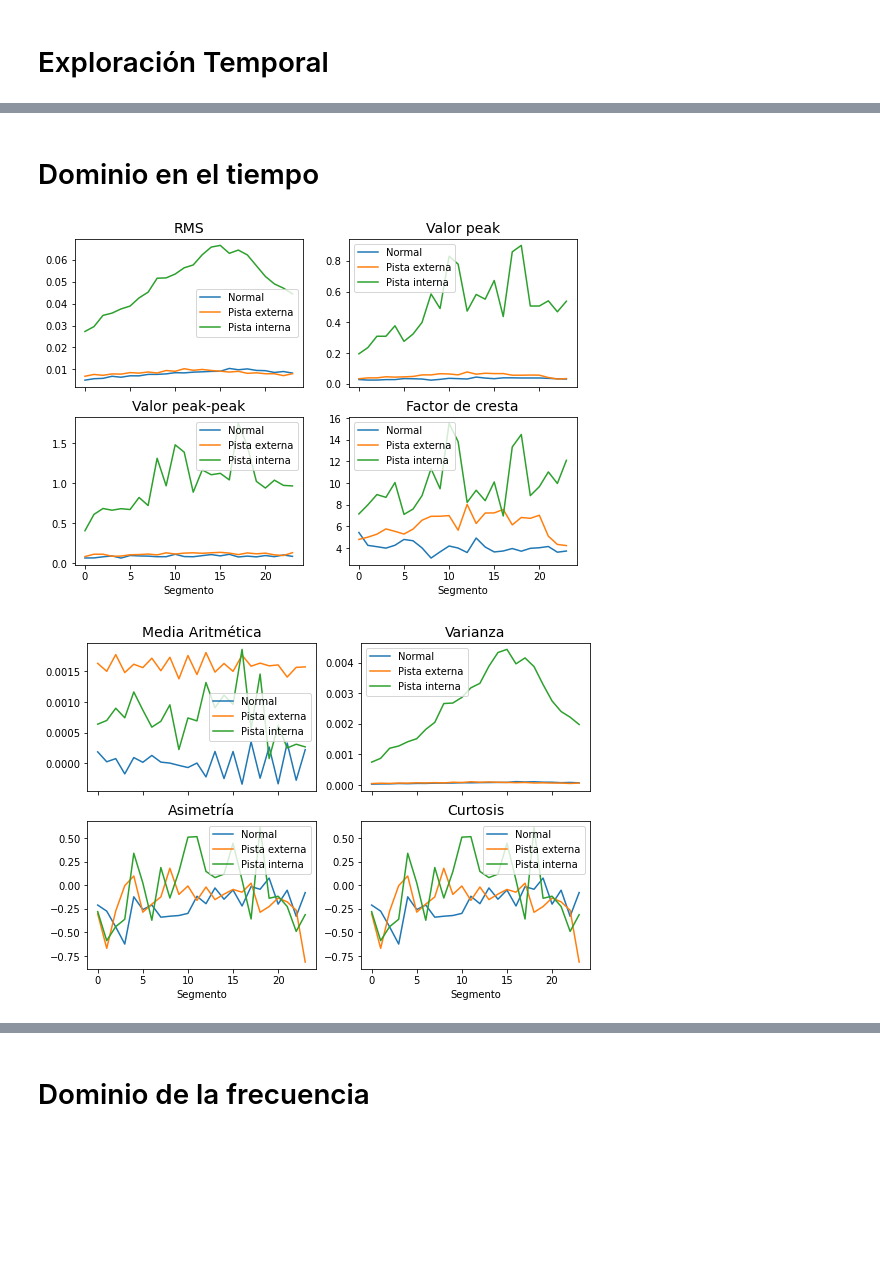
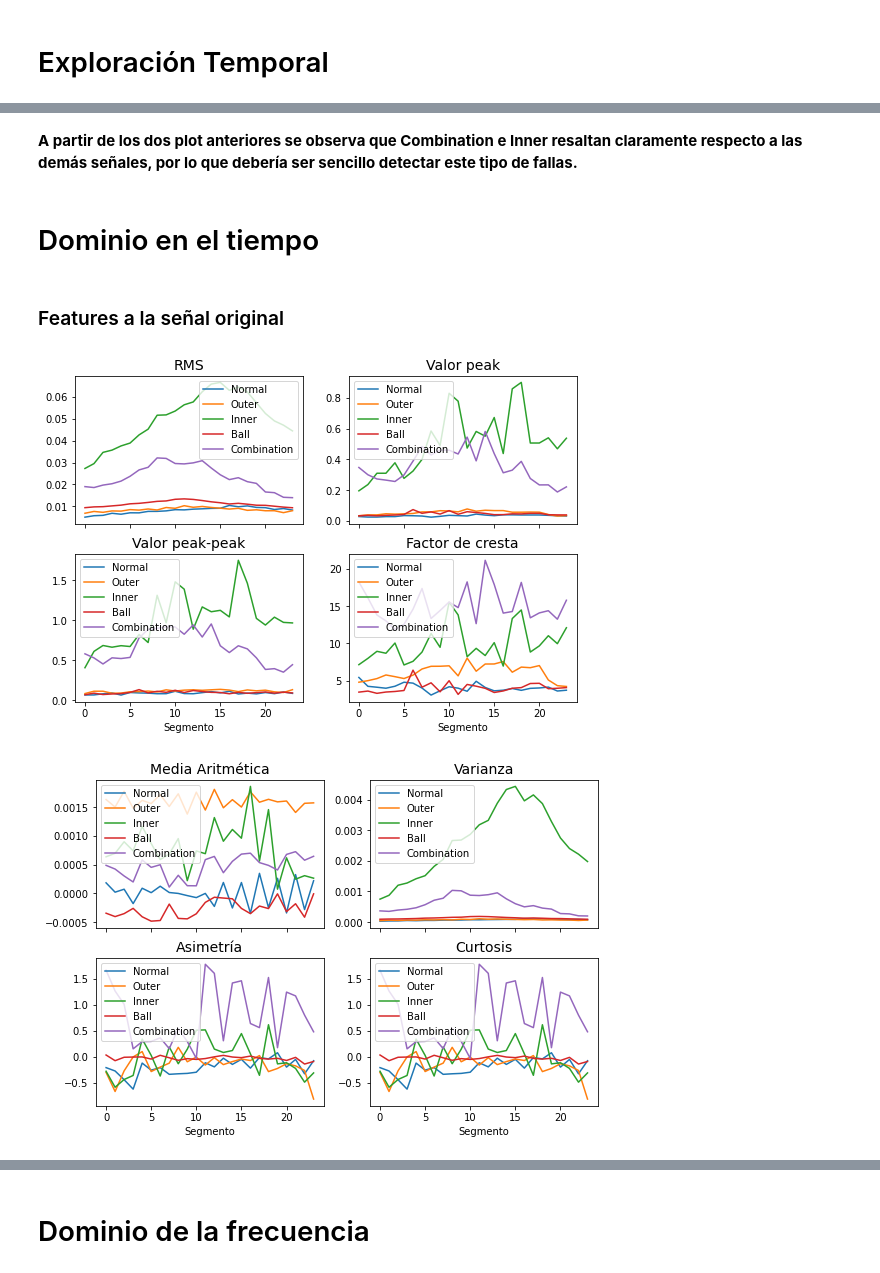
Before and after one commit to JLCdata/Procesamiento-de-se-ales-y-aprendizaje-de-maquinas-en-mantenimiento-predictivo, a Jupyter notebook: Tarea 2/T2.ipynb, the cells around one changed output, grey strips where cells are left out. Drawn from its saved outputs; the diff is of its cells as text; code cells hidden in the pictures; blank space fills up the shorter version.

```diff
--- a/Tarea 2/T2.ipynb
+++ b/Tarea 2/T2.ipynb
@@ -63,5 +100,9 @@ plt.show()
+# %% [markdown]
+**A partir de los dos plot anteriores se observa que Combination e Inner resaltan claramente respecto a las demás señales, por lo que debería ser sencillo detectar este tipo de fallas.**
 # %% [markdown]
 # Dominio en el tiempo
+# %% [markdown]
+### Features a la señal original
 # %%
 #calcular parametros por tramos
 N=len(Normal)
@@ -74,6 +115,8 @@ Nt=math.floor((N-l)/(L-l)) #total de tramos
 Pn=np.zeros((Nt,8))
 Po=np.zeros((Nt,8))
 Pi=np.zeros((Nt,8))
+Pb=np.zeros((Nt,8))
+Pc=np.zeros((Nt,8))
 
 for i in range(1,Nt+1):
     inicio=(i-1)*L-(i-1)*l+1
@@ -105,65 +148,99 @@ for i in range(1,Nt+1):
     Pi[i-1,5]=np.var(Inner[inicio:fin]) #var
     Pi[i-1,6]=skew(Inner[inicio:fin]) #asimetria
     Pi[i-1,7]=kurtosis(Inner[inicio:fin]) #curtosis
+
+    Pb[i-1,0]=sqrt(mean(square(Ball[inicio:fin]))) #RMS
+    Pb[i-1,1]=np.amax(Ball[inicio:fin]) #Peak
+    Pb[i-1,2]=np.amax(Ball[inicio:fin])-np.amin(Ball[inicio:fin]) #peak-peak
+    Pb[i-1,3]=Pb[i-1,1]/Pb[i-1,0] #crest
+    Pb[i-1,4]=np.mean(Ball[inicio:fin]) #Media
+    Pb[i-1,5]=np.var(Ball[inicio:fin]) #var
+    Pb[i-1,6]=skew(Ball[inicio:fin]) #asimetria
+    Pb[i-1,7]=kurtosis(Ball[inicio:fin]) #curtosis
+
+    Pc[i-1,0]=sqrt(mean(square(Combination[inicio:fin]))) #RMS
+    Pc[i-1,1]=np.amax(Combination[inicio:fin]) #Peak
+    Pc[i-1,2]=np.amax(Combination[inicio:fin])-np.amin(Combination[inicio:fin]) #peak-peak
+    Pc[i-1,3]=Pc[i-1,1]/Pc[i-1,0] #crest
+    Pc[i-1,4]=np.mean(Combination[inicio:fin]) #Media
+    Pc[i-1,5]=np.var(Combination[inicio:fin]) #var
+    Pc[i-1,6]=skew(Combination[inicio:fin]) #asimetria
+    Pc[i-1,7]=kurtosis(Combination[inicio:fin]) #curtosis
 # %%
 #graficar datos
 f, ((ax1, ax2), (ax3, ax4)) = plt.subplots(2, 2, sharex='col',figsize=(9,6))
 ax1.plot(Pn[:,0])
 ax1.plot(Po[:,0])
 ax1.plot(Pi[:,0])
-ax1.legend(['Normal','Pista externa','Pista interna'])
+ax1.plot(Pb[:,0])
+ax1.plot(Pc[:,0])
+ax1.legend(['Normal','Outer','Inner','Ball','Combination'])
 ax1.set_title('RMS', fontsize=14)
 
 ax2.plot(Pn[:,1])
 ax2.plot(Po[:,1])
 ax2.plot(Pi[:,1])
-ax2.legend(['Normal','Pista externa','Pista interna'])
+ax2.plot(Pb[:,1])
+ax2.plot(Pc[:,1])
+ax2.legend(['Normal','Outer','Inner','Ball','Combination'])
 ax2.set_title('Valor peak', fontsize=14)
 
 ax3.plot(Pn[:,2])
 ax3.plot(Po[:,2])
 ax3.plot(Pi[:,2])
-ax3.legend(['Normal','Pista externa','Pista interna'])
+ax3.plot(Pb[:,2])
+ax3.plot(Pc[:,2])
+ax3.legend(['Normal','Outer','Inner','Ball','Combination'])
 ax3.set(xlabel='Segmento')
 ax3.set_title('Valor peak-peak', fontsize=14)
 
 ax4.plot(Pn[:,3])
 ax4.plot(Po[:,3])
 ax4.plot(Pi[:,3])
-ax4.legend(['Normal','Pista externa','Pista interna'])
+ax4.plot(Pb[:,3])
+ax4.plot(Pc[:,3])
+ax4.legend(['Normal','Outer','Inner','Ball','Combination'])
 ax4.set(xlabel='Segmento')
 ax4.set_title('Factor de cresta', fontsize=14)
 
 f, ((ax5, ax6), (ax7, ax8)) = plt.subplots(2, 2, sharex='col',figsize=(9,6))
 ax5.plot(Pn[:,4])
 ax5.plot(Po[:,4])
 ax5.plot(Pi[:,4])
-ax5.legend(['Normal','Pista externa','Pista interna'])
+ax5.plot(Pb[:,4])
+ax5.plot(Pc[:,4])
+ax5.legend(['Normal','Outer','Inner','Ball','Combination'])
 ax5.set_title('Media Aritmética', fontsize=14)
 
 ax6.plot(Pn[:,5])
 ax6.plot(Po[:,5])
 ax6.plot(Pi[:,5])
-ax6.legend(['Normal','Pista externa','Pista interna'])
+ax6.plot(Pb[:,5])
+ax6.plot(Pc[:,5])
+ax6.legend(['Normal','Outer','Inner','Ball','Combination'])
 ax6.set_title('Varianza', fontsize=14)
 
 ax7.plot(Pn[:,6])
 ax7.plot(Po[:,6])
 ax7.plot(Pi[:,6])
-ax7.legend(['Normal','Pista externa','Pista interna'])
+ax7.plot(Pb[:,6])
+ax7.plot(Pc[:,6])
+ax7.legend(['Normal','Outer','Inner','Ball','Combination'])
 ax7.set(xlabel='Segmento')
 ax7.set_title('Asimetría', fontsize=14)
 
 ax8.plot(Pn[:,6])
 ax8.plot(Po[:,6])
 ax8.plot(Pi[:,6])
-ax8.legend(['Normal','Pista externa','Pista interna'])
+ax8.plot(Pb[:,6])
+ax8.plot(Pc[:,6])
+ax8.legend(['Normal','Outer','Inner','Ball','Combination'])
 ax8.set(xlabel='Segmento')
 ax8.set_title('Curtosis', fontsize=14)
 plt.show()
 # %% [output]
-[figure, old version]
+[figure, new version]
-[figure, old version]
+[figure, new version]
 # %%
 #etiquetas eje y
 titulosy=['RMS','Peak','Peak-peak','Factor de cresta','Media','Varianza','Asimetría','Curtosis']
```
Also changed, not shown: parts of 17 cells of this notebook.
